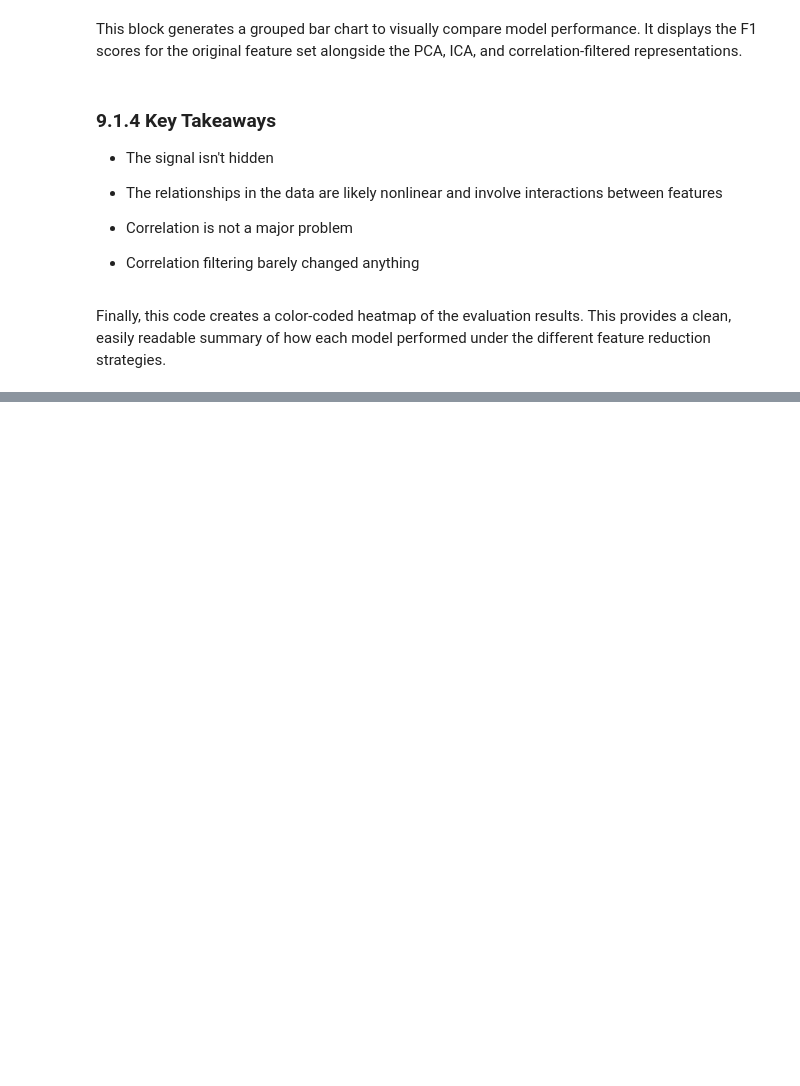
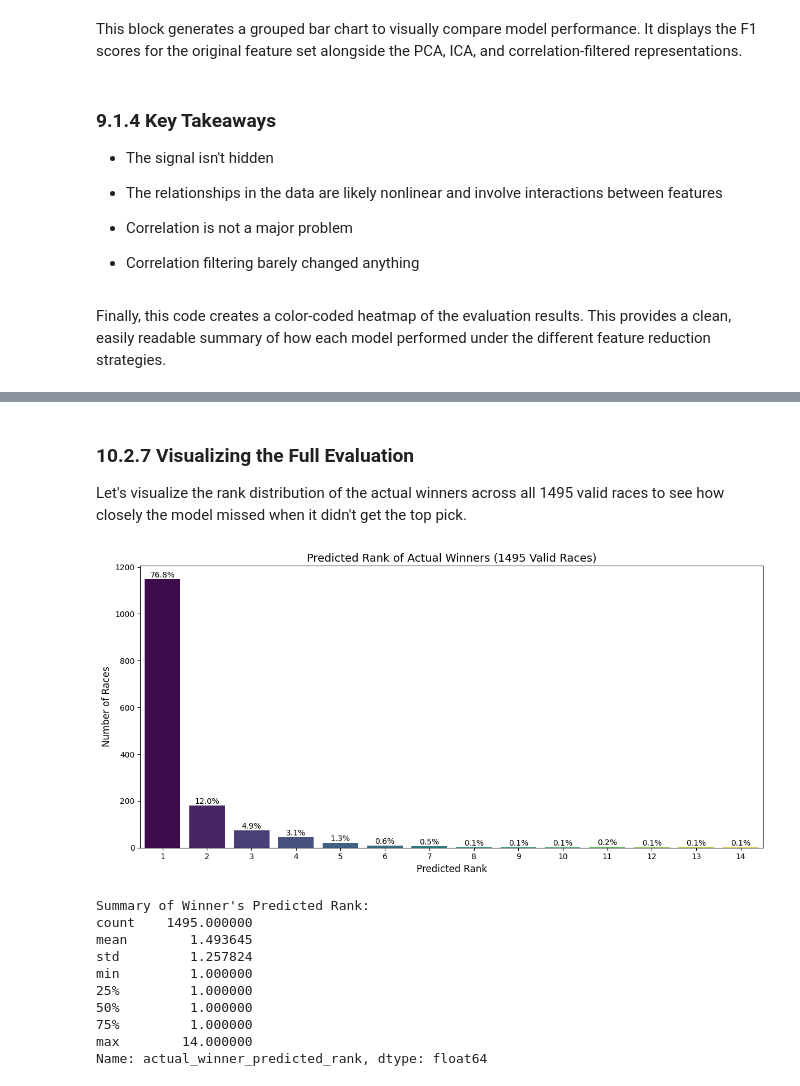
Before and after one commit to knguyen0923/Equi-Metrics, a Jupyter notebook: Equi_Metrics.ipynb, the cells around one changed output, grey strips where cells are left out. Drawn from its saved outputs; the diff is of its cells as text; code cells hidden in the pictures; blank space fills up the shorter version.

```diff
--- a/Equi_Metrics.ipynb
+++ b/Equi_Metrics.ipynb
@@ -5027,0 +4443,10 @@ print("MAE:", lgbm_diff.abs().mean())
+# %%
+prediction_model = load_model(f"{MODEL_DIR}/final_nn_ranker.keras")
+
+prediction_scaler = joblib.load(f"{MODEL_DIR}/scaler.pkl")
+
+with open(f"{MODEL_DIR}/feature_columns.json", "r") as f:
+    prediction_feature_columns = json.load(f)
+
+print("Prediction engine loaded.")
+print("Number of model features:", len(prediction_feature_columns))
@@ -5027,0 +5149,49 @@ print("MAE:", lgbm_diff.abs().mean())
+# %% [markdown]
+### 10.2.7 Visualizing the Full Evaluation
+Let's visualize the rank distribution of the actual winners across all 1495 valid races to see how closely the model missed when it didn't get the top pick.
+# %%
+import matplotlib.pyplot as plt
+import seaborn as sns
+import matplotlib.ticker as mtick
+
+plt.figure(figsize=(12, 6))
+ax = sns.countplot(
+    data=xgb_engine_full_check,
+    x='actual_winner_predicted_rank',
+    hue='actual_winner_predicted_rank',
+    palette='viridis',
+    legend=False,
+    order=sorted(xgb_engine_full_check['actual_winner_predicted_rank'].unique())
+)
+
+plt.title('Predicted Rank of Actual Winners (1495 Valid Races)', fontsize=14)
+plt.xlabel('Predicted Rank', fontsize=12)
+plt.ylabel('Number of Races', fontsize=12)
+
+# Add percentage labels on top of bars
+total_races = len(xgb_engine_full_check)
+for p in ax.patches:
+    height = p.get_height()
+    if height > 0:
+        ax.annotate(f'{height/total_races:.1%}',
+                    (p.get_x() + p.get_width() / 2., height),
+                    ha='center', va='bottom', fontsize=10)
+
+plt.tight_layout()
+plt.show()
+
+# Quick statistical summary
+print("Summary of Winner's Predicted Rank:")
+print(xgb_engine_full_check['actual_winner_predicted_rank'].describe())
+# %% [output]
+[figure, added]
+Summary of Winner's Predicted Rank:
+count    1495.000000
+mean        1.493645
+std         1.257824
+min         1.000000
+25%         1.000000
+50%         1.000000
+75%         1.000000
+max        14.000000
+Name: actual_winner_predicted_rank, dtype: float64
```
Also changed, not shown: parts of 216 cells of this notebook.
